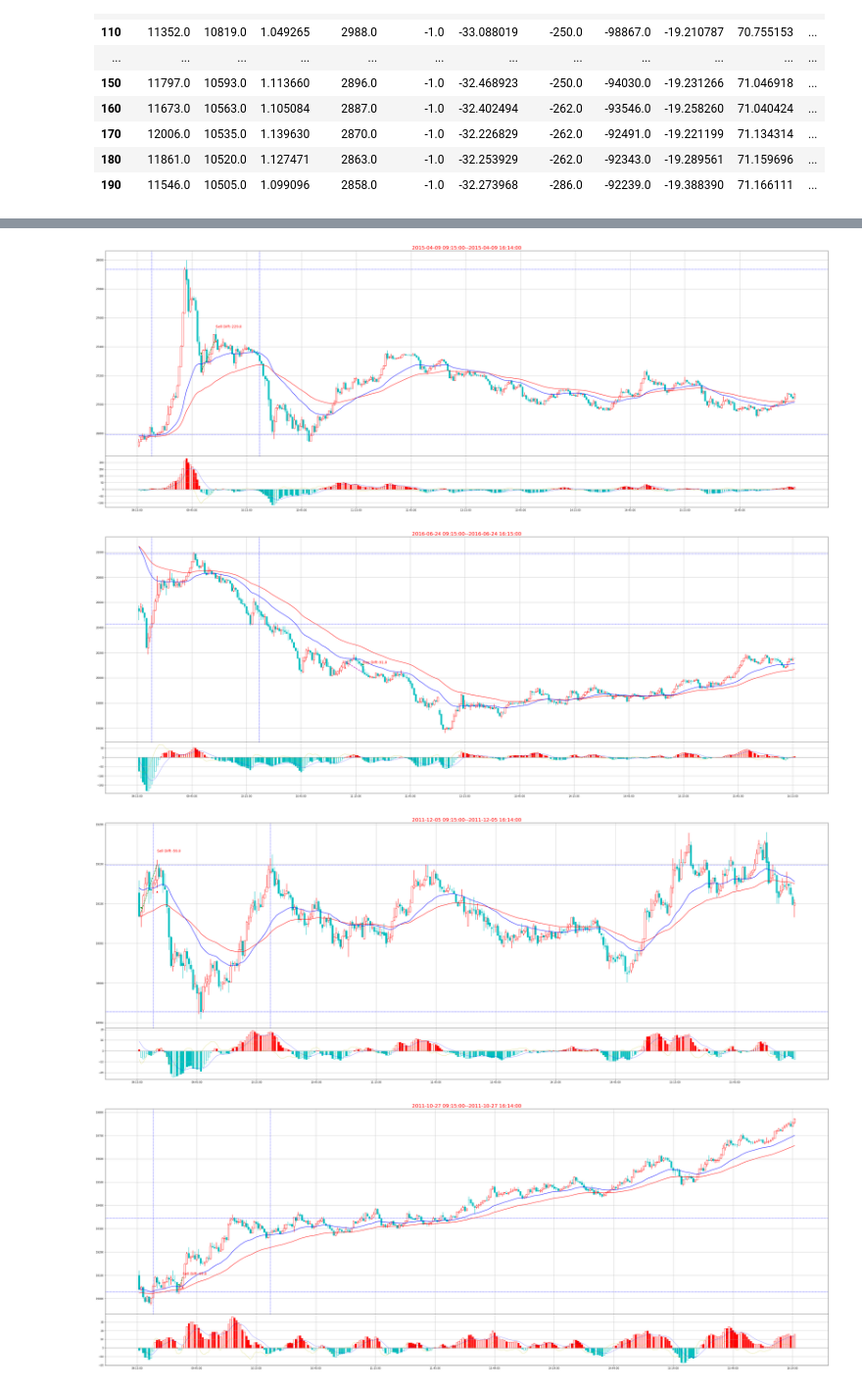
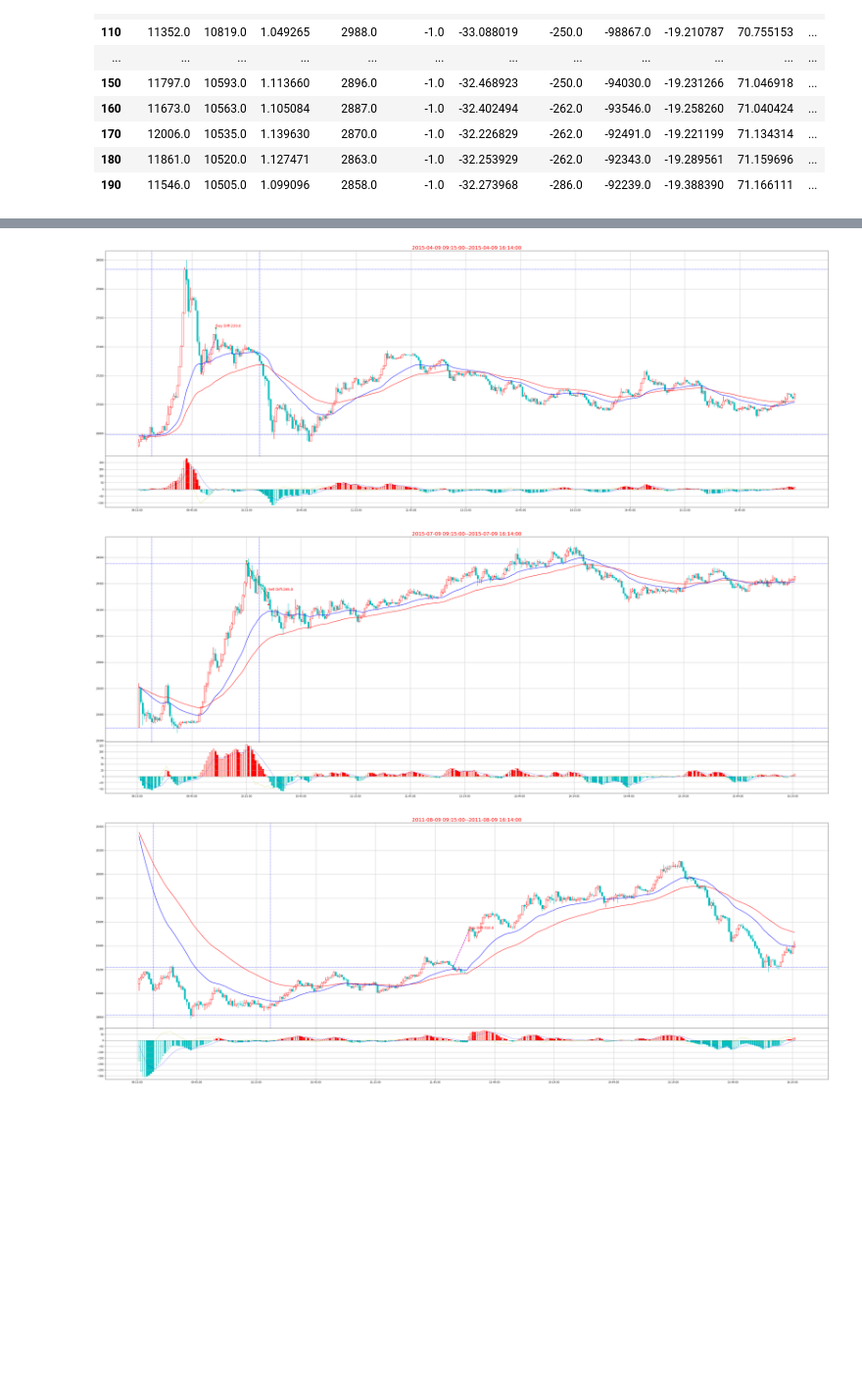
Before and after one commit to che7611/test2, a Jupyter notebook: bt_macd.ipynb, the cells around one changed output, grey strips where cells are left out. Shown at 98% size. Drawn from its saved outputs; the diff is of its cells as text; code cells hidden in the pictures; blank space fills up the shorter version.

```diff
--- a/bt_macd.ipynb
+++ b/bt_macd.ipynb
@@ -137,7 +222,7 @@ def GetROI(F1):
 # %%
 time1=dt.datetime.now()
 print(time1)
-bt2=bt_macd(hf)
+bt2=bt_macd1(hf)
 # bt2.prod_test('HSI1109')
 bt2.Stop_Diff=150
 bt2.prod_all()
@@ -290,7 +377,7 @@ k=Kline()
 # drawKK(k,'HSI1103','2011-02-28')
 # cont=(macd.state=='red') &(macd.no==1) & (macd.ma60_state=='under')
 df2=df1.sort_values('diff')
-for i,row in df2.head(10).iterrows():
+for i,row in df2.tail(5).iterrows():
 #     print(row['prod'],row['date'])
     file="img/macd_h10_%s"%(row['date'].date())
     idx1=int(row['open_idx'])
@@ -302,4 +389,3 @@ for i,row in df2.head(10).iterrows():
 [figure]
-[figure, old version]
+[figure, new version]
-[figure, old version]
+[figure, new version]
-[figure, removed]
```
Also changed, not shown: parts of 9 cells of this notebook, 4 other files.
